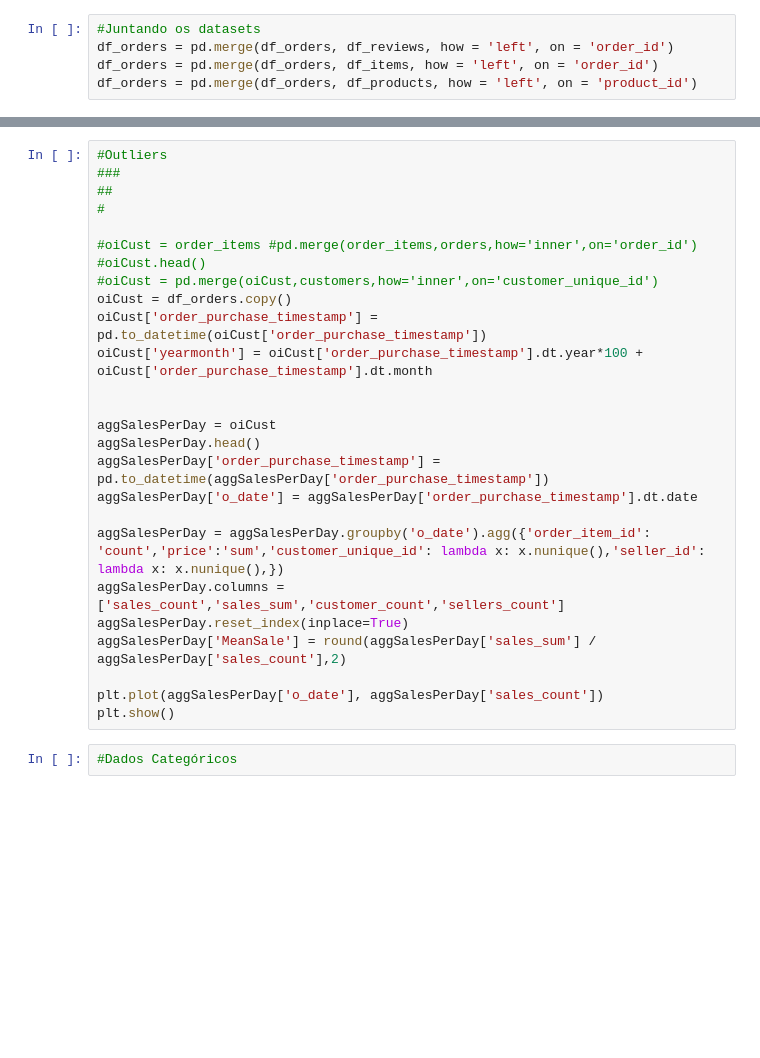
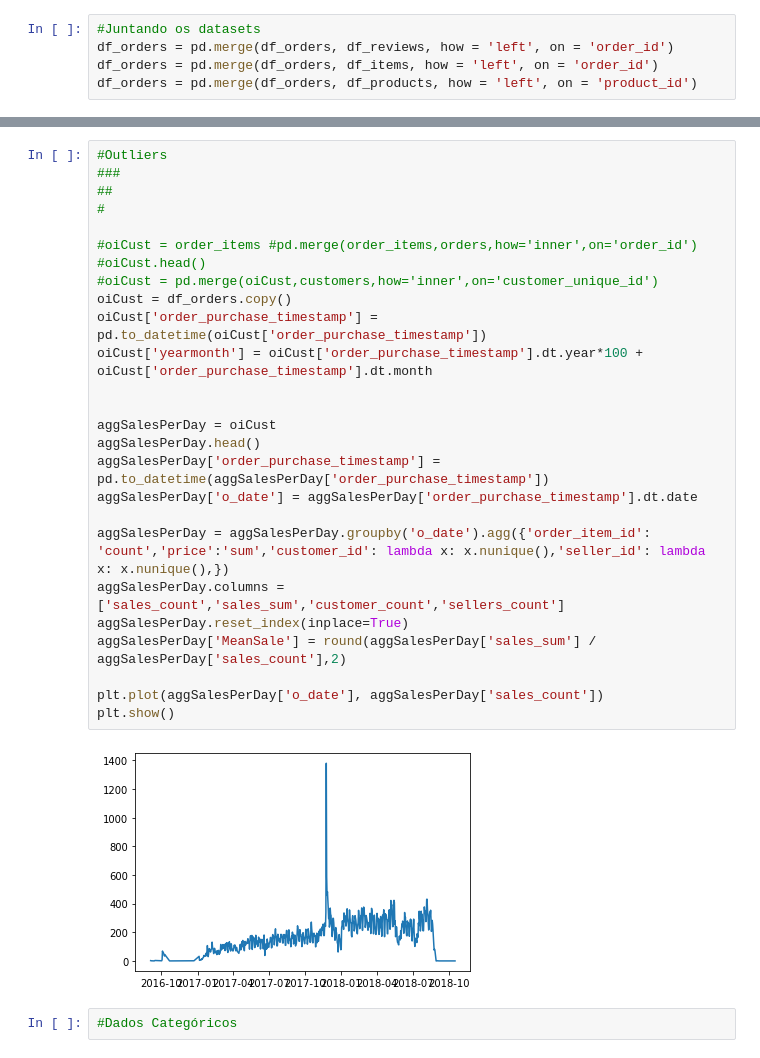
Before and after one commit to Wenning-Luiz/sales_prediction, a Jupyter notebook: explore_data.ipynb, the cells around one changed output, grey strips where cells are left out. Cells and saved outputs as stored; diff of their text form; blank space fills up the shorter version.

```diff
--- a/explore_data.ipynb
+++ b/explore_data.ipynb
@@ -166,29 +211,31 @@ dtype: bool
 # %%
 #Outliers
 ###
 ##
 #
 
 #oiCust = order_items #pd.merge(order_items,orders,how='inner',on='order_id')
 #oiCust.head()
 #oiCust = pd.merge(oiCust,customers,how='inner',on='customer_unique_id')
 oiCust = df_orders.copy()
 oiCust['order_purchase_timestamp'] = pd.to_datetime(oiCust['order_purchase_timestamp'])
 oiCust['yearmonth'] = oiCust['order_purchase_timestamp'].dt.year*100 + oiCust['order_purchase_timestamp'].dt.month
 
 
 aggSalesPerDay = oiCust
 aggSalesPerDay.head()
 aggSalesPerDay['order_purchase_timestamp'] = pd.to_datetime(aggSalesPerDay['order_purchase_timestamp'])
 aggSalesPerDay['o_date'] = aggSalesPerDay['order_purchase_timestamp'].dt.date
 
-aggSalesPerDay = aggSalesPerDay.groupby('o_date').agg({'order_item_id': 'count','price':'sum','customer_unique_id': lambda x: x.nunique(),'seller_id': lambda x: x.nunique(),})
+aggSalesPerDay = aggSalesPerDay.groupby('o_date').agg({'order_item_id': 'count','price':'sum','customer_id': lambda x: x.nunique(),'seller_id': lambda x: x.nunique(),})
 aggSalesPerDay.columns = ['sales_count','sales_sum','customer_count','sellers_count']
 aggSalesPerDay.reset_index(inplace=True)
 aggSalesPerDay['MeanSale'] = round(aggSalesPerDay['sales_sum'] / aggSalesPerDay['sales_count'],2)
 
 plt.plot(aggSalesPerDay['o_date'], aggSalesPerDay['sales_count'])
 plt.show()
+# %% [output]
+[figure, added]
 # %%
 #Dados Categóricos
 # %%
```
Also changed, not shown: parts of 3 cells of this notebook.
